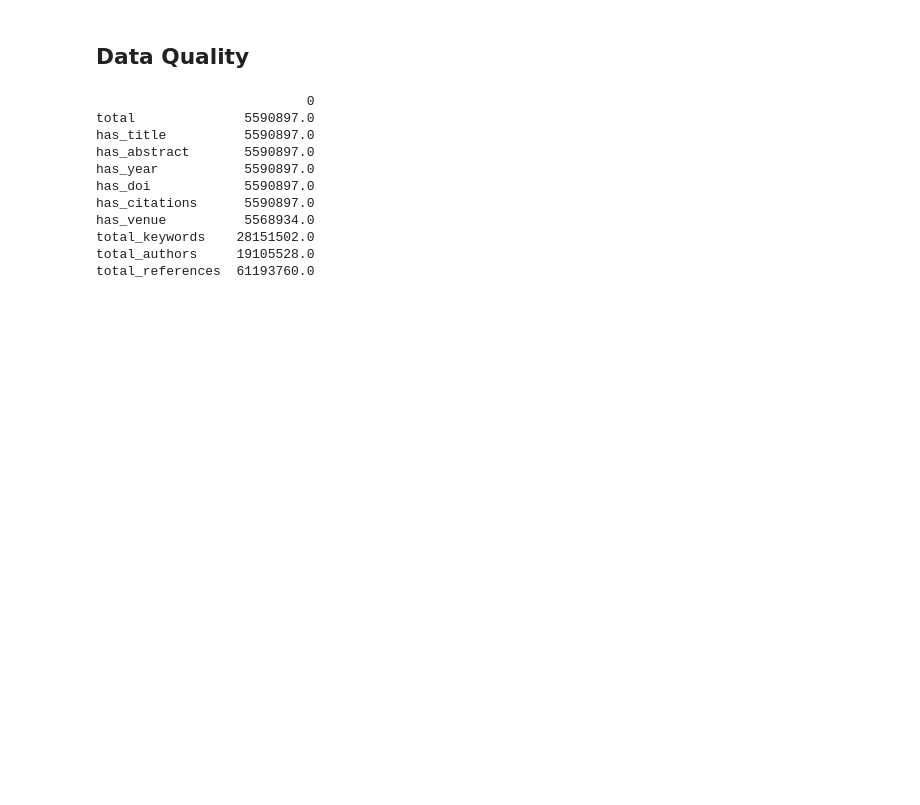
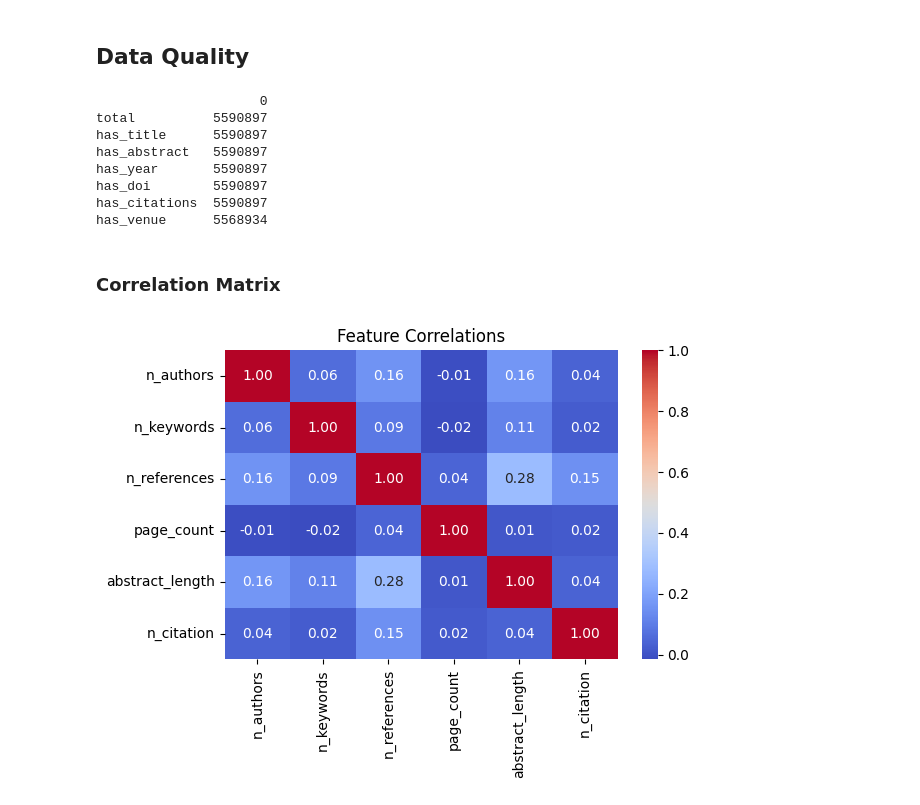
Before and after one commit to ManuCa93/data_project_3, a Jupyter notebook: notebook.ipynb, the cells around one changed output. Drawn from its saved outputs; the diff is of its cells as text; code cells hidden in the pictures; blank space fills up the shorter version.

Commit message:
add correlation matrix

```diff
--- a/notebook.ipynb
+++ b/notebook.ipynb
@@ -221,23 +219,39 @@ df = con.sql(f"""
         COUNT(year) AS has_year,
         COUNT(doi) AS has_doi,
         COUNT(n_citation) AS has_citations,
-        COUNT(venue) AS has_venue,
-        SUM(ARRAY_LENGTH(keywords)) AS total_keywords,
-        SUM(ARRAY_LENGTH(authors)) AS total_authors,
-        SUM(ARRAY_LENGTH("references")) AS total_references
+        COUNT(venue) AS has_venue
     FROM read_parquet('{PARQUET}')
 """).df()
 
 print(df.T)
 # %% [output]
-                           0
-total              5590897.0
-has_title          5590897.0
-has_abstract       5590897.0
-has_year           5590897.0
-has_doi            5590897.0
-has_citations      5590897.0
-has_venue          5568934.0
-total_keywords    28151502.0
-total_authors     19105528.0
-total_references  61193760.0
+                     0
+total          5590897
+has_title      5590897
+has_abstract   5590897
+has_year       5590897
+has_doi        5590897
+has_citations  5590897
+has_venue      5568934
+# %% [markdown]
+### Correlation Matrix
+# %%
+df = con.sql(f"""
+    SELECT
+        ARRAY_LENGTH(authors) AS n_authors,
+        ARRAY_LENGTH(keywords) AS n_keywords,
+        ARRAY_LENGTH("references") AS n_references,
+        TRY_CAST(page_end AS INT) - TRY_CAST(page_start AS INT) AS page_count,
+        LENGTH(abstract) AS abstract_length,
+        n_citation
+    FROM read_parquet('{PARQUET}')
+    WHERE n_citation IS NOT NULL
+    USING SAMPLE 20000
+""").df().dropna()
+
+sns.heatmap(df.corr(), annot=True, cmap="coolwarm", fmt=".2f")
+plt.title("Feature Correlations")
+plt.tight_layout()
+plt.show()
+# %% [output]
+[figure, added]
```
Also changed, not shown: parts of 7 cells of this notebook.
